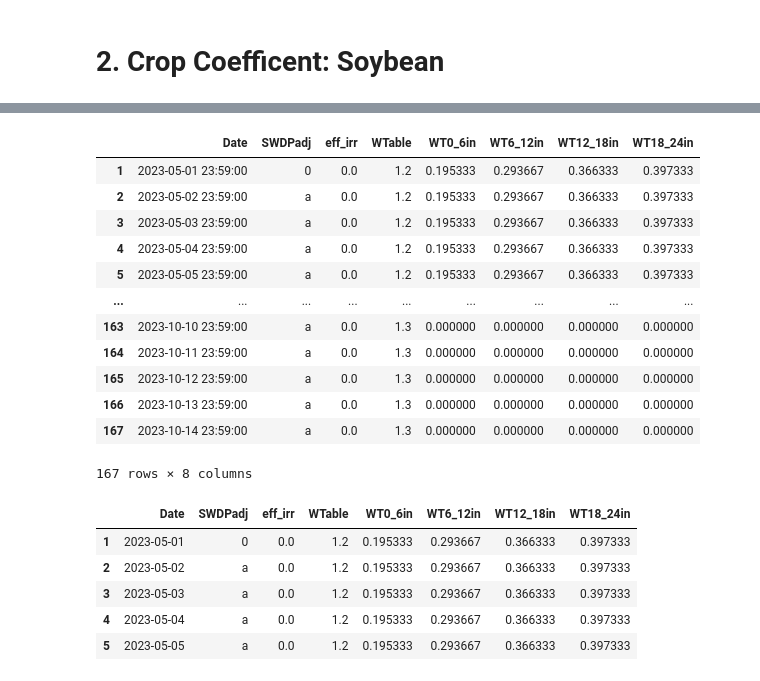
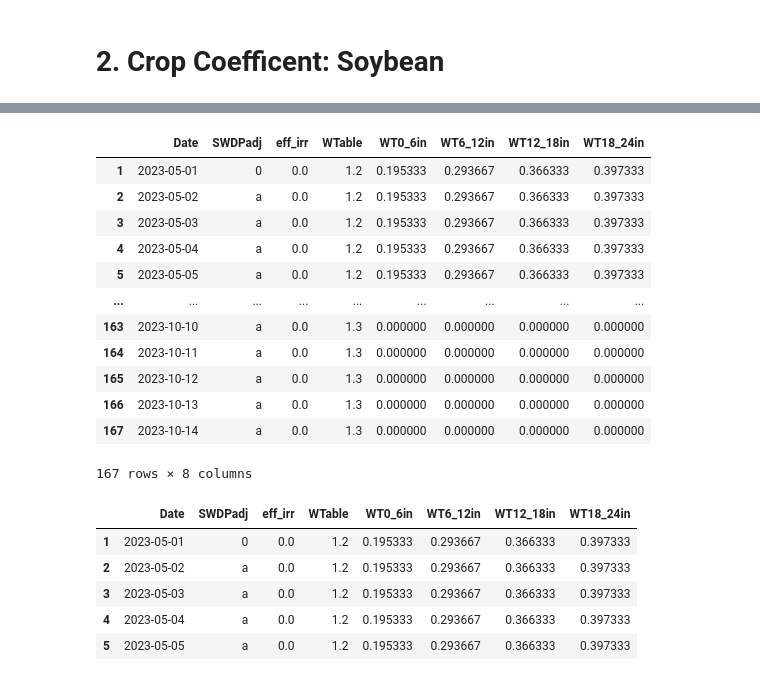
Before and after one commit to dsyang1024/SoilMoisture_analysis, a Jupyter notebook: Irrigation_Soybean.ipynb, the cells around one changed output, grey strips where cells are left out. Cells and saved outputs as stored; diff of their text form; code cells hidden in the pictures.

```diff
--- a/Irrigation_Soybean.ipynb
+++ b/Irrigation_Soybean.ipynb
@@ -155,6 +191,9 @@ See the caveats in the documentation: https://pandas.pydata.org/pandas-docs/stab
 # %% [markdown]
 # 2. Crop Coefficent: Soybean
 # %%
-df_Kc = pd.read_excel('../Irrigation_Scheduling_Field70_2023.xlsx', 'Soy Irr', skiprows=6)
-df_Kc=df_Kc.iloc[1:168, : 26]
-#df_Kc.columns
+df_Soybean = pd.read_excel('../Irrigation_Scheduling_Field70_2023.xlsx', 'Soy Irr', skiprows=6)
+df_Soybean=df_Soybean.iloc[1:168, : 26]
+df_Soybean['Date']=pd.to_datetime(df_Soybean['Date']).dt.date
+df_Soybean['Date'] = pd.to_datetime(df_Soybean['Date'])
+#df_Soybean.columns
+df_Soybean
@@ -161,28 +214,28 @@ df_Kc=df_Kc.iloc[1:168, : 26]
 # %%
 
-df_Kc=df_Kc[['Date','Soil-Water Deficit Percent (Adjusted)\n(SWDPadj)','Effective Irrigation\n(I)','Depth to wtable (m)', '0-6 in', '6 - 12 in', '12 - 18 in',
+df_Kc=df_Soybean[['Date','Soil-Water Deficit Percent (Adjusted)\n(SWDPadj)','Effective Irrigation\n(I)','Depth to wtable (m)', '0-6 in', '6 - 12 in', '12 - 18 in',
        '18 - 24 in']]
 
 #df_Kc = df_Kc.rename(columns={'Week\nPast\nEmer-gence\n(WPE)':'WPE','Soil-Water Deficit Percent\n(SWDP)':'SWDP'})
 df_Kc = df_Kc.rename(columns={'Soil-Water Deficit Percent (Adjusted)\n(SWDPadj)':'SWDPadj','Effective Irrigation\n(I)':'eff_irr',
                              'Depth to wtable (m)':'WTable', '0-6 in':"WT0_6in",'6 - 12 in':"WT6_12in",'12 - 18 in':"WT12_18in",'18 - 24 in':"WT18_24in"})
 df_Kc['SWDPadj'] = df_Kc['SWDPadj'].fillna('a')
 df_Kc['WTable']=df_Kc['WTable'].fillna(1.3)
 df_Kc=df_Kc.fillna(0)
 df_Kc
 # %% [output]
 |  | Date | SWDPadj | eff_irr | WTable | WT0_6in | WT6_12in | WT12_18in | WT18_24in |
-| 1 | 2023-05-01 23:59:00 | 0 | 0.0 | 1.2 | 0.195333 | 0.293667 | 0.366333 | 0.397333 |
-| 2 | 2023-05-02 23:59:00 | a | 0.0 | 1.2 | 0.195333 | 0.293667 | 0.366333 | 0.397333 |
-| 3 | 2023-05-03 23:59:00 | a | 0.0 | 1.2 | 0.195333 | 0.293667 | 0.366333 | 0.397333 |
-| 4 | 2023-05-04 23:59:00 | a | 0.0 | 1.2 | 0.195333 | 0.293667 | 0.366333 | 0.397333 |
-| 5 | 2023-05-05 23:59:00 | a | 0.0 | 1.2 | 0.195333 | 0.293667 | 0.366333 | 0.397333 |
+| 1 | 2023-05-01 | 0 | 0.0 | 1.2 | 0.195333 | 0.293667 | 0.366333 | 0.397333 |
+| 2 | 2023-05-02 | a | 0.0 | 1.2 | 0.195333 | 0.293667 | 0.366333 | 0.397333 |
+| 3 | 2023-05-03 | a | 0.0 | 1.2 | 0.195333 | 0.293667 | 0.366333 | 0.397333 |
+| 4 | 2023-05-04 | a | 0.0 | 1.2 | 0.195333 | 0.293667 | 0.366333 | 0.397333 |
+| 5 | 2023-05-05 | a | 0.0 | 1.2 | 0.195333 | 0.293667 | 0.366333 | 0.397333 |
 | ... | ... | ... | ... | ... | ... | ... | ... | ... |
-| 163 | 2023-10-10 23:59:00 | a | 0.0 | 1.3 | 0.000000 | 0.000000 | 0.000000 | 0.000000 |
-| 164 | 2023-10-11 23:59:00 | a | 0.0 | 1.3 | 0.000000 | 0.000000 | 0.000000 | 0.000000 |
-| 165 | 2023-10-12 23:59:00 | a | 0.0 | 1.3 | 0.000000 | 0.000000 | 0.000000 | 0.000000 |
-| 166 | 2023-10-13 23:59:00 | a | 0.0 | 1.3 | 0.000000 | 0.000000 | 0.000000 | 0.000000 |
-| 167 | 2023-10-14 23:59:00 | a | 0.0 | 1.3 | 0.000000 | 0.000000 | 0.000000 | 0.000000 |
+| 163 | 2023-10-10 | a | 0.0 | 1.3 | 0.000000 | 0.000000 | 0.000000 | 0.000000 |
+| 164 | 2023-10-11 | a | 0.0 | 1.3 | 0.000000 | 0.000000 | 0.000000 | 0.000000 |
+| 165 | 2023-10-12 | a | 0.0 | 1.3 | 0.000000 | 0.000000 | 0.000000 | 0.000000 |
+| 166 | 2023-10-13 | a | 0.0 | 1.3 | 0.000000 | 0.000000 | 0.000000 | 0.000000 |
+| 167 | 2023-10-14 | a | 0.0 | 1.3 | 0.000000 | 0.000000 | 0.000000 | 0.000000 |
 167 rows × 8 columns
 # %%
 df_Kc['Date']=pd.to_datetime(df_Kc['Date']).dt.date
```
Also changed, not shown: parts of 20 cells of this notebook.
